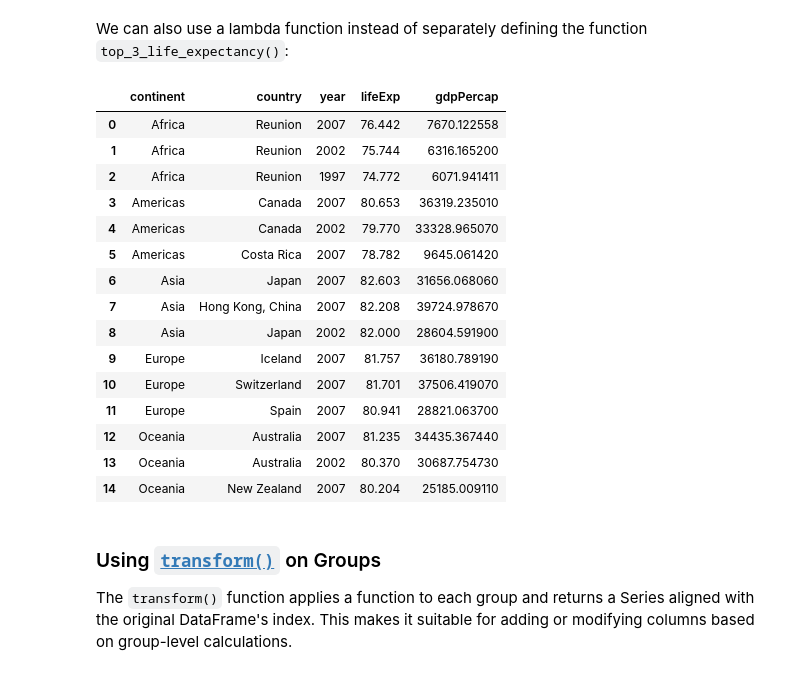
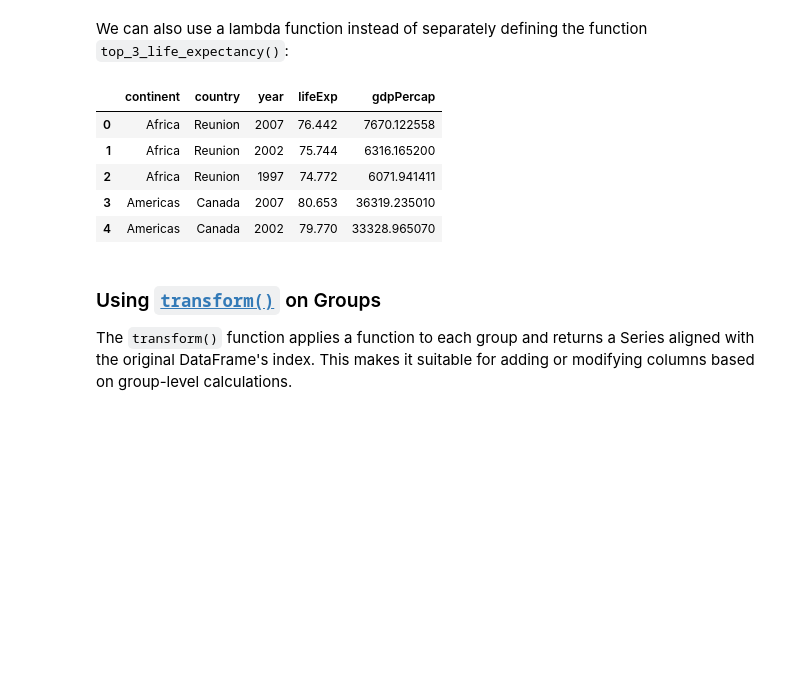
Before and after one commit to Lizhen0909/nu-stat303-1-sec20-coursebook, a Jupyter notebook: Data aggregation.ipynb, the cells around one changed output. Drawn from its saved outputs; the diff is of its cells as text; code cells hidden in the pictures; blank space fills up the shorter version.

```diff
--- a/Data aggregation.ipynb
+++ b/Data aggregation.ipynb
@@ -624,32 +624,22 @@ We can also use a lambda function instead of separately defining the function `t
 # %%
 
 # Use a lambda function to get the top 3 life expectancy values for each continent
 top_life_expectancy = (
     gdp_lifeExp_data
     .groupby('continent')[['continent', 'country', 'year', 'lifeExp', 'gdpPercap']]  # Avoid adding group labels in the index
     .apply(lambda x: x.nlargest(3, 'lifeExp'))
     .reset_index(drop=True)
 )
 
 # Display the result
-top_life_expectancy
+top_life_expectancy.head()
 # %% [output]
 |  | continent | country | year | lifeExp | gdpPercap |
 | 0 | Africa | Reunion | 2007 | 76.442 | 7670.122558 |
 | 1 | Africa | Reunion | 2002 | 75.744 | 6316.165200 |
 | 2 | Africa | Reunion | 1997 | 74.772 | 6071.941411 |
 | 3 | Americas | Canada | 2007 | 80.653 | 36319.235010 |
 | 4 | Americas | Canada | 2002 | 79.770 | 33328.965070 |
-| 5 | Americas | Costa Rica | 2007 | 78.782 | 9645.061420 |
-| 6 | Asia | Japan | 2007 | 82.603 | 31656.068060 |
-| 7 | Asia | Hong Kong, China | 2007 | 82.208 | 39724.978670 |
-| 8 | Asia | Japan | 2002 | 82.000 | 28604.591900 |
-| 9 | Europe | Iceland | 2007 | 81.757 | 36180.789190 |
-| 10 | Europe | Switzerland | 2007 | 81.701 | 37506.419070 |
-| 11 | Europe | Spain | 2007 | 80.941 | 28821.063700 |
-| 12 | Oceania | Australia | 2007 | 81.235 | 34435.367440 |
-| 13 | Oceania | Australia | 2002 | 80.370 | 30687.754730 |
-| 14 | Oceania | New Zealand | 2007 | 80.204 | 25185.009110 |
 # %% [markdown]
 ### Using [`transform()`](https://pandas.pydata.org/docs/reference/api/pandas.core.groupby.DataFrameGroupBy.transform.html) on Groups
 
```
Also changed, not shown: parts of 3 cells of this notebook, 2 other files.
